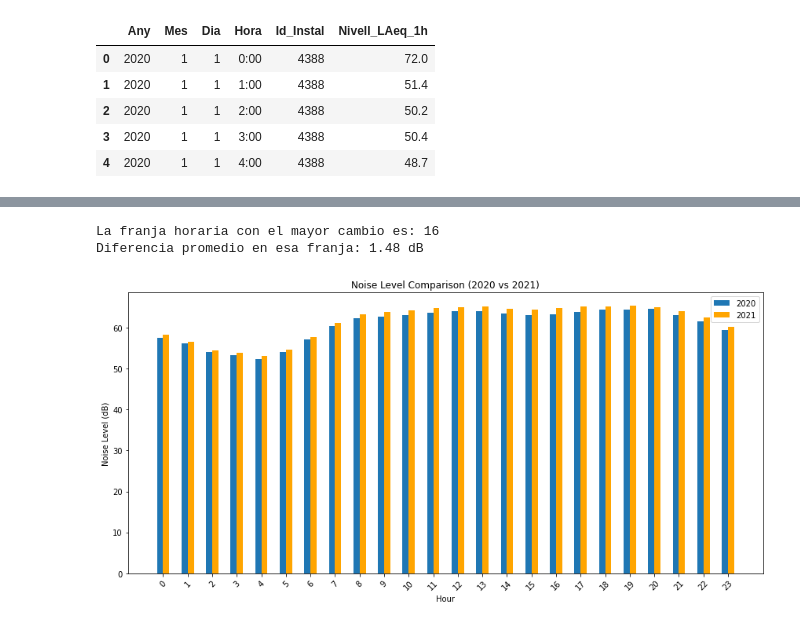
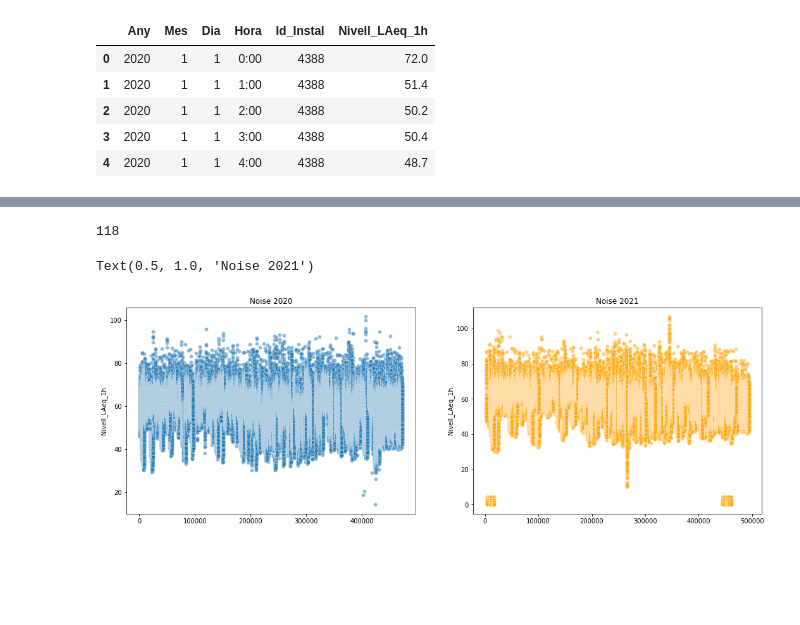
Before and after one commit to ivanseldas/COVID-Noise-Impact-Barcelona, a Jupyter notebook: notebooks/noise_bcn.ipynb, the cells around one changed output, grey strips where cells are left out. Drawn from its saved outputs; the diff is of its cells as text; code cells hidden in the pictures; blank space fills up the shorter version.

```diff
--- a/notebooks/noise_bcn.ipynb
+++ b/notebooks/noise_bcn.ipynb
@@ -24,6 +22,12 @@ noise_2021_2s = pd.read_csv('../data/2021_2S_XarxaSoroll_EqMonitor_Dades_1Hora.c
 df_2020 = pd.concat([noise_2020_1s, noise_2020_2s])
 df_2021 = pd.concat([noise_2021_1s, noise_2021_2s])
 
+filtered_df_2021 = df_2021[df_2021['Id_Instal'].isin(df_2020['Id_Instal'])]
+filtered_df_2020 = df_2020[df_2020['Id_Instal'].isin(filtered_df_2021['Id_Instal'])]
+
+noise_2020 = filtered_df_2020['Nivell_LAeq_1h']
+noise_2021 = filtered_df_2021['Nivell_LAeq_1h']
+
 df_2020.head()
 # %% [output]
 |  | Any | Mes | Dia | Hora | Id_Instal | Nivell_LAeq_1h |
@@ -119,47 +39,20 @@ Hay una diferencia estadísticamente significativa en las proporciones de nivele
-# %%
-import pandas as pd
-
-df_2020['Hora'] = df_2020['Hora'].apply(lambda x: x[:-3]).astype(int)
-df_2021['Hora'] = df_2021['Hora'].apply(lambda x: x[:-3]).astype(int)
-
-# Agrupar por hora y calcular la media de ruido
-noise_2020_by_hour = df_2020.groupby('Hora')['Nivell_LAeq_1h'].mean()
-noise_2021_by_hour = df_2021.groupby('Hora')['Nivell_LAeq_1h'].mean()
-
-# Calcular la diferencia promedio por hora
-hourly_difference = noise_2021_by_hour - noise_2020_by_hour
-
-# Identificar la franja horaria con el mayor cambio absoluto
-max_change_hour = hourly_difference.abs().idxmax()
-print(f"La franja horaria con el mayor cambio es: {max_change_hour}")
-print(f"Diferencia promedio en esa franja: {hourly_difference[max_change_hour]:.2f} dB")
-# %% [output]
-La franja horaria con el mayor cambio es: 16
-Diferencia promedio en esa franja: 1.48 dB
-# %%
-# Crear un rango para las posiciones
-x = np.arange(len(noise_2020_by_hour.index))  # Índices de las horas
-
-# Tamaño de las barras
-bar_width = 0.25
-
-# Crear el gráfico de barras
-plt.figure(figsize=(12, 6))
-plt.bar(x - bar_width/2, noise_2020_by_hour, width=bar_width, label='2020')
-plt.bar(x + bar_width/2, noise_2021_by_hour, color='orange', width=bar_width, label='2021')
-
-# Etiquetas y título
-plt.xlabel('Hour')
-plt.ylabel('Noise Level (dB)')
-plt.title('Noise Level Comparison (2020 vs 2021)')
-plt.xticks(x, noise_2020_by_hour.index, rotation=45)  # Etiquetas de las horas
-plt.legend()
-
-# Mostrar el gráfico
-plt.tight_layout()
-plt.show()
-# %% [output]
-[figure, removed]
+# %%
+len(filtered_df_2020['Id_Instal'].unique())
+# %% [output]
+118
+# %%
+fig, axs = plt.subplots(1, 2, figsize=(18, 6))
+
+# Boxplot 2020
+sns.scatterplot(noise_2020, alpha=0.5, ax=axs[0])
+axs[0].set_title('Noise 2020')
+
+# Boxplot 2021
+sns.scatterplot(noise_2021, alpha=0.5, color='orange', ax=axs[1])
+axs[1].set_title('Noise 2021')
+# %% [output]
+Text(0.5, 1.0, 'Noise 2021')
+[figure, added]
 # %%
 plt.figure(figsize=(12,8))
 pmf_2020 = Pmf.from_seq(noise_2020)
```
Also changed, not shown: parts of 50 cells of this notebook.
